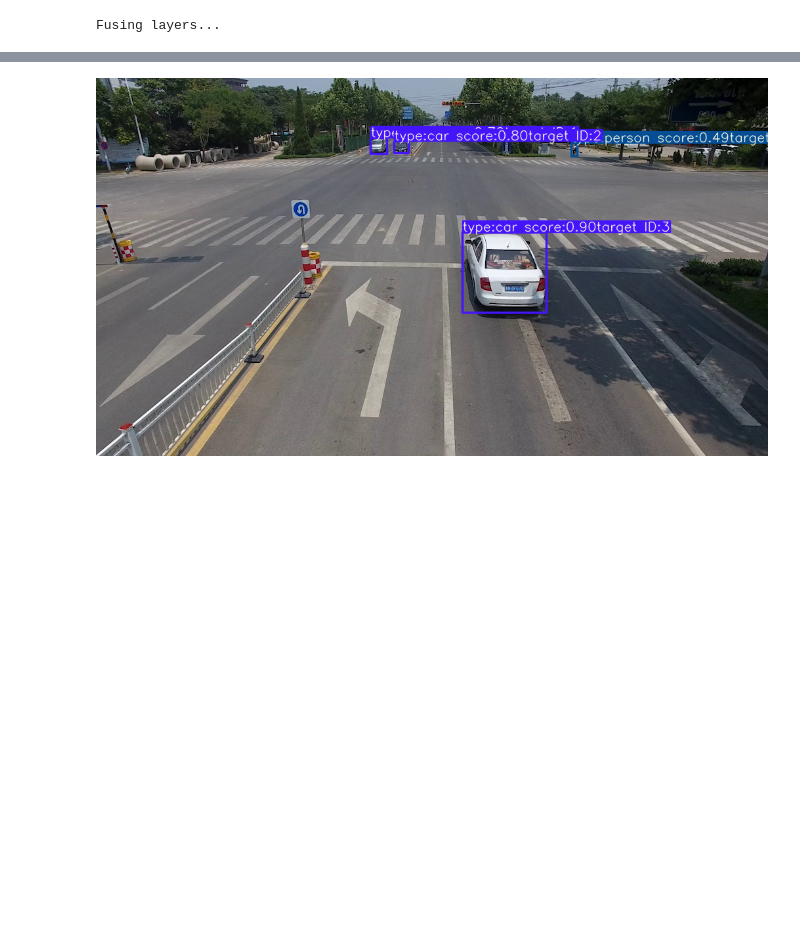
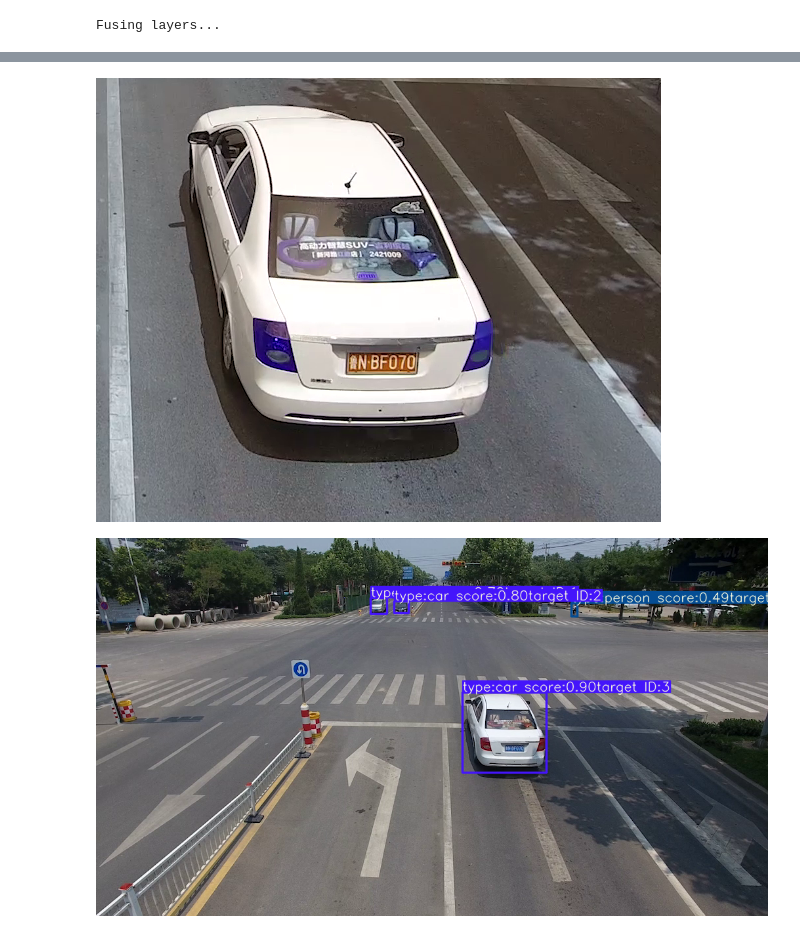
Before and after one commit to SDGLBL/ITrafficSceneApplication, a Jupyter notebook: test_ipynb/detector.ipynb, the cells around one changed output, grey strips where cells are left out. Saved outputs shown, nothing was run; the diff lists cells and outputs as text; code cells hidden in the pictures; blank space fills up the shorter version.

```diff
--- a/test_ipynb/detector.ipynb
+++ b/test_ipynb/detector.ipynb
@@ -37,3 +33,26 @@ w_split = w // 3
+# %%
+def get_sub_img(raw_img,bbox):
+    """获取bbox范围内的图像
+
+    Args:
+        raw_img (np.ndarray): 原图像
+        bbox (list): [x1, y1, x2, y2]
+
+    Returns:
+        np.ndarray: 切割出的小图像
+    """
+    img_shape = raw_img.shape
+    h = img_shape[0]
+    w = img_shape[1]
+    x1, y1, x2, y2 = [int(x) for x in bbox]
+    x1, y1, x2, y2 = max(0, x1), max(0, y1), min(w, x2), min(h, y2)
+    img = raw_img[max(y1-100,0):min(y2+100,h), max(x1-100,0):min(x2+50,w)]
+    # img = raw_img[y1:y2,x1:x2]
+    return img
+# %%
+Image.fromarray(get_sub_img(input_img,[911,556,1326,891]))
+# %% [output]
+[figure, added]
 # %%
 x = infer(detector,[input_img])
 # %%
```
Also changed, not shown: parts of 4 cells of this notebook, 5 other files.
